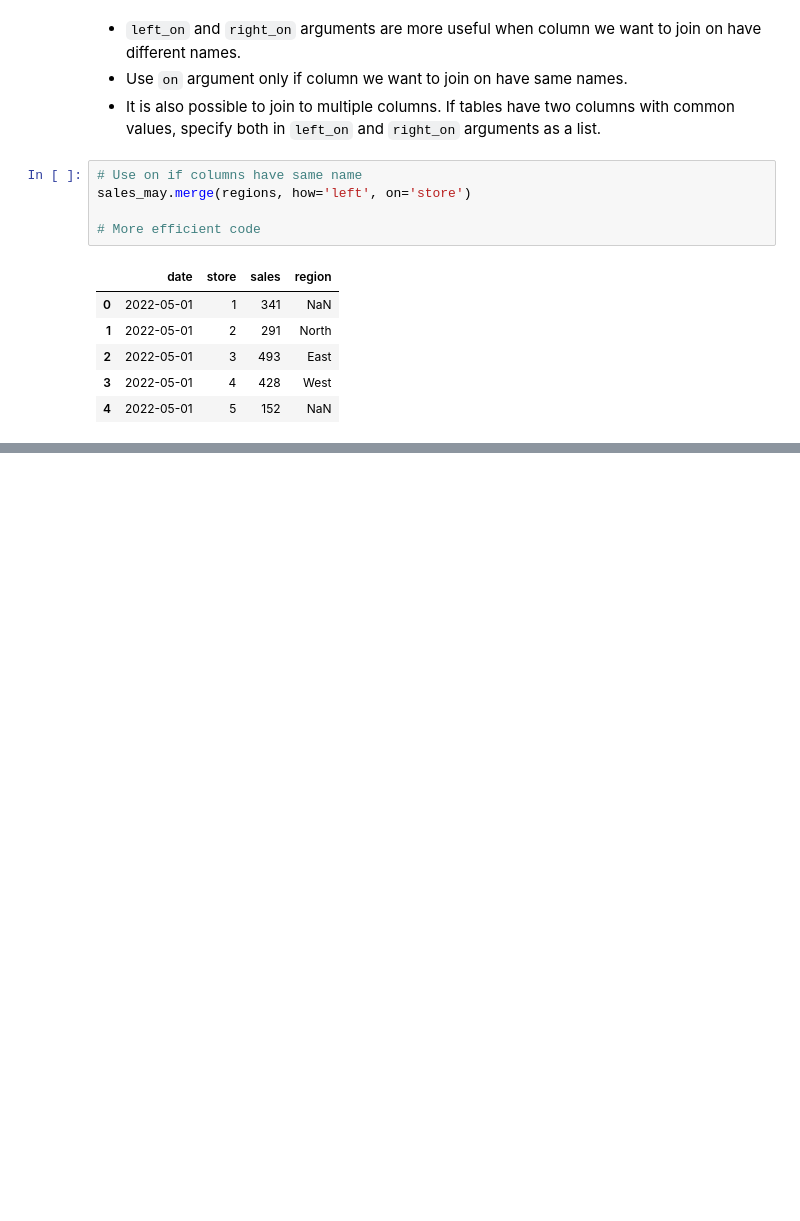
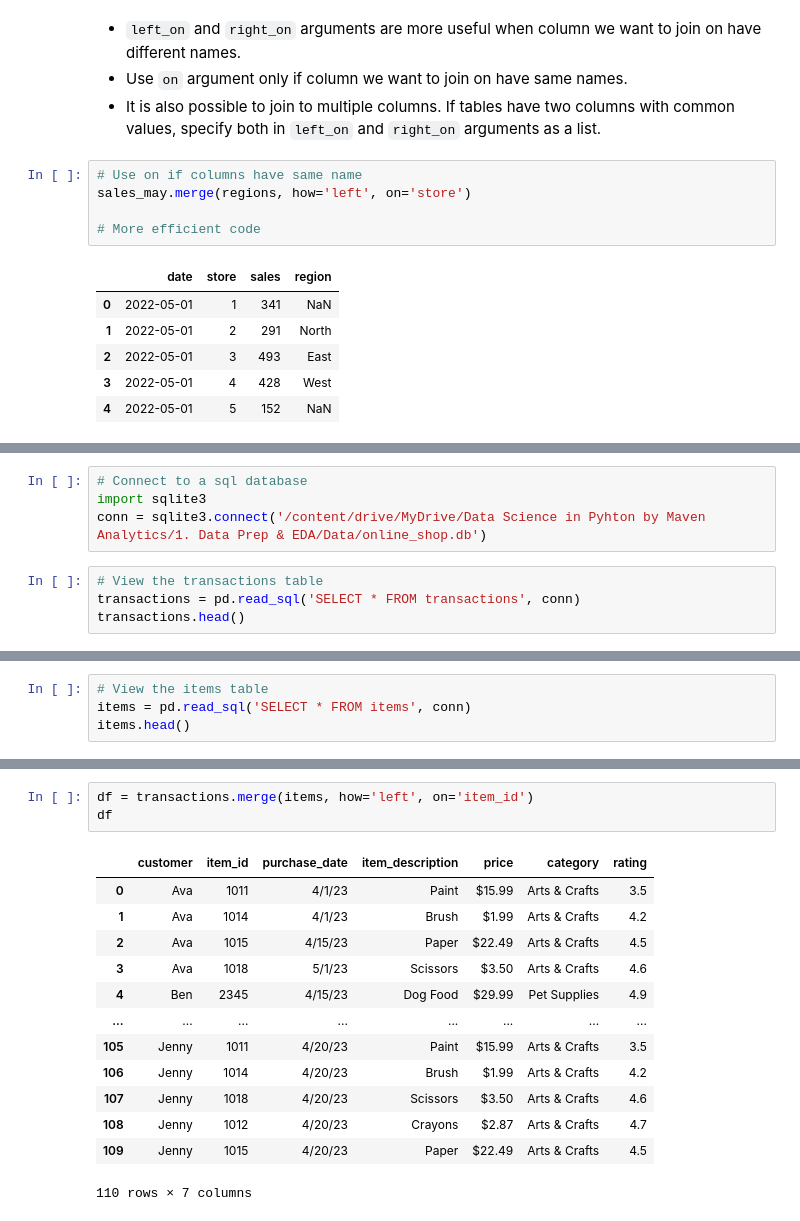
Before and after one commit to sairaawahid/Data-Science-in-Python-Data-Prep-and-EDA, a Jupyter notebook: 5. Preparing for Modeling/Preparing_for_modeling.ipynb, the cells around one changed output, grey strips where cells are left out. Drawn from its saved outputs; the diff is of its cells as text; blank space fills up the shorter version.

```diff
--- a/5. Preparing for Modeling/Preparing_for_modeling.ipynb
+++ b/5. Preparing for Modeling/Preparing_for_modeling.ipynb
@@ -222,0 +332,8 @@ sales_may.merge(regions, how='left', on='store')
+# %%
+# Connect to a sql database
+import sqlite3
+conn = sqlite3.connect('/content/drive/MyDrive/Data Science in Pyhton by Maven Analytics/1. Data Prep & EDA/Data/online_shop.db')
+# %%
+# View the transactions table
+transactions = pd.read_sql('SELECT * FROM transactions', conn)
+transactions.head()
@@ -222,0 +347,4 @@ sales_may.merge(regions, how='left', on='store')
+# %%
+# View the items table
+items = pd.read_sql('SELECT * FROM items', conn)
+items.head()
@@ -222,0 +358,17 @@ sales_may.merge(regions, how='left', on='store')
+# %%
+df = transactions.merge(items, how='left', on='item_id')
+df
+# %% [output]
+|  | customer | item_id | purchase_date | item_description | price | category | rating |
+| 0 | Ava | 1011 | 4/1/23 | Paint | $15.99 | Arts & Crafts | 3.5 |
+| 1 | Ava | 1014 | 4/1/23 | Brush | $1.99 | Arts & Crafts | 4.2 |
+| 2 | Ava | 1015 | 4/15/23 | Paper | $22.49 | Arts & Crafts | 4.5 |
+| 3 | Ava | 1018 | 5/1/23 | Scissors | $3.50 | Arts & Crafts | 4.6 |
+| 4 | Ben | 2345 | 4/15/23 | Dog Food | $29.99 | Pet Supplies | 4.9 |
+| ... | ... | ... | ... | ... | ... | ... | ... |
+| 105 | Jenny | 1011 | 4/20/23 | Paint | $15.99 | Arts & Crafts | 3.5 |
+| 106 | Jenny | 1014 | 4/20/23 | Brush | $1.99 | Arts & Crafts | 4.2 |
+| 107 | Jenny | 1018 | 4/20/23 | Scissors | $3.50 | Arts & Crafts | 4.6 |
+| 108 | Jenny | 1012 | 4/20/23 | Crayons | $2.87 | Arts & Crafts | 4.7 |
+| 109 | Jenny | 1015 | 4/20/23 | Paper | $22.49 | Arts & Crafts | 4.5 |
+110 rows × 7 columns
```
Also changed, not shown: parts of 32 cells of this notebook.
